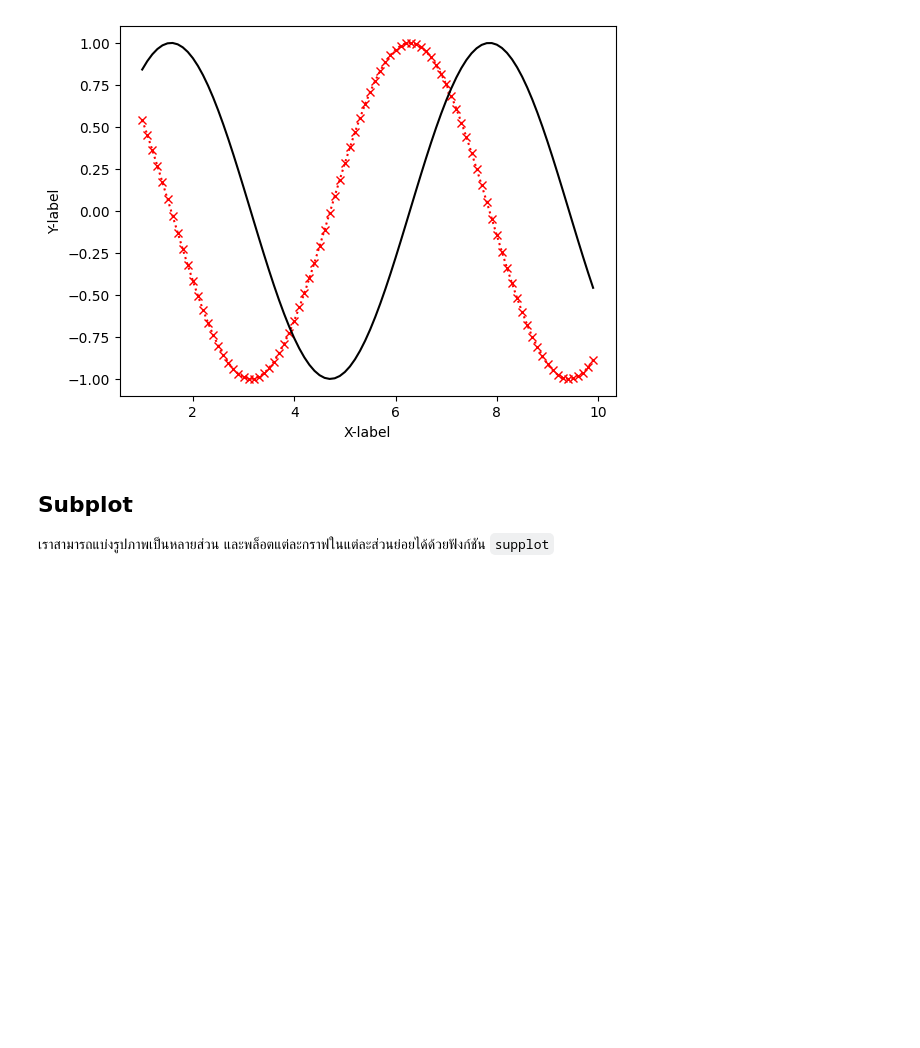
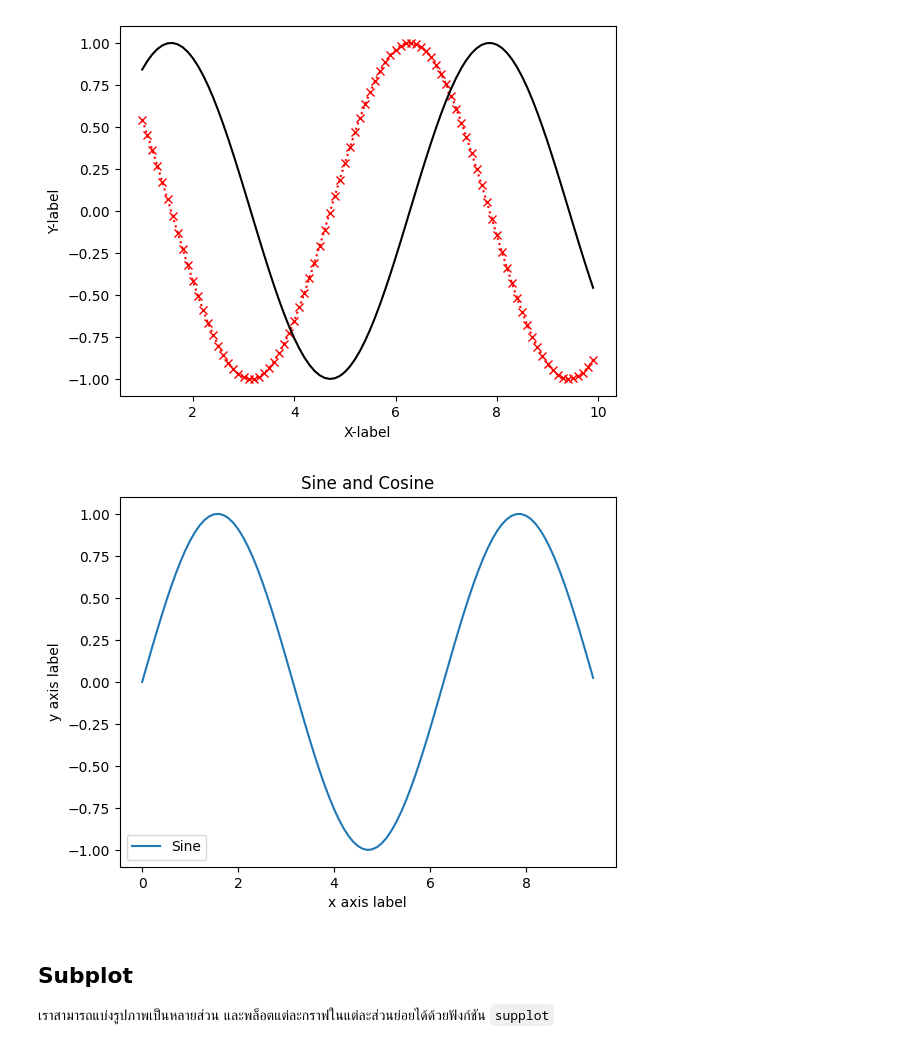
Before and after one commit to Chonthicha006/Python-Coding-MTH361, a Jupyter notebook: Copy_of_Lab2_ImportantLib_Student.ipynb, the cells around one changed output. Drawn from its saved outputs; the diff is of its cells as text; code cells hidden in the pictures; blank space fills up the shorter version.

```diff
--- a/Copy_of_Lab2_ImportantLib_Student.ipynb
+++ b/Copy_of_Lab2_ImportantLib_Student.ipynb
@@ -443,6 +449,18 @@ plt.ylabel('Y-label')
 # %% [output]
 Text(0, 0.5, 'Y-label')
 [figure]
+# %%
+import matplotlib.pyplot as plt
+x = np.arange(0, 3 * np.pi, 0.1)
+y_sin = np.sin(x)
+plt.plot(x, y_sin)
+plt.xlabel('x axis label') # กำหนดชื่อบนแกน x
+plt.ylabel('y axis label') # กำหนดชื่อบนแกน y
+plt.title('Sine and Cosine') # กำหนดชื่อไตเติ้ล
+plt.legend(['Sine', 'Cosine']) # กำหนดลาเบลของกราฟแต่ละเส้น (ตามลำดับคำสั่ง plt.plot)
+plt.show() # เมื่อระบุสิ่งที่เราต้องการพล็อตครบแล้ว สามารถแสดงผลการพล็อตได้ด้วยคำสั่ง plt.show()
+# %% [output]
+[figure, added]
 # %% [markdown]
 ## Subplot
 เราสามารถแบ่งรูปภาพเป็นหลายส่วน และพล็อตแต่ละกราฟในแต่ละส่วนย่อยได้ด้วยฟังก์ชัน `supplot`
```
Also changed, not shown: parts of 1 cell of this notebook.
